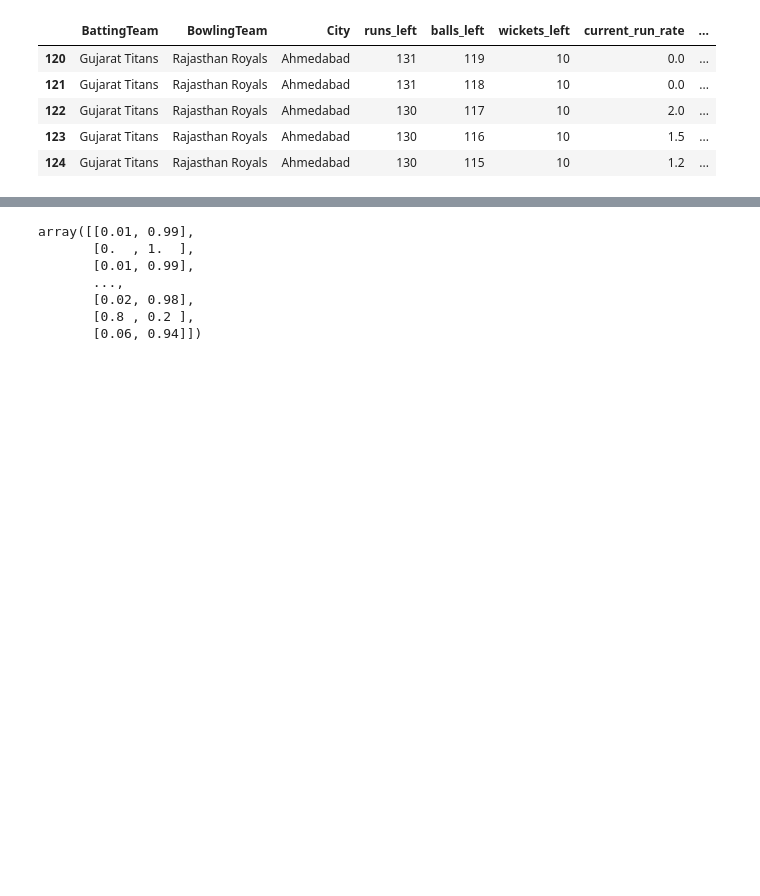
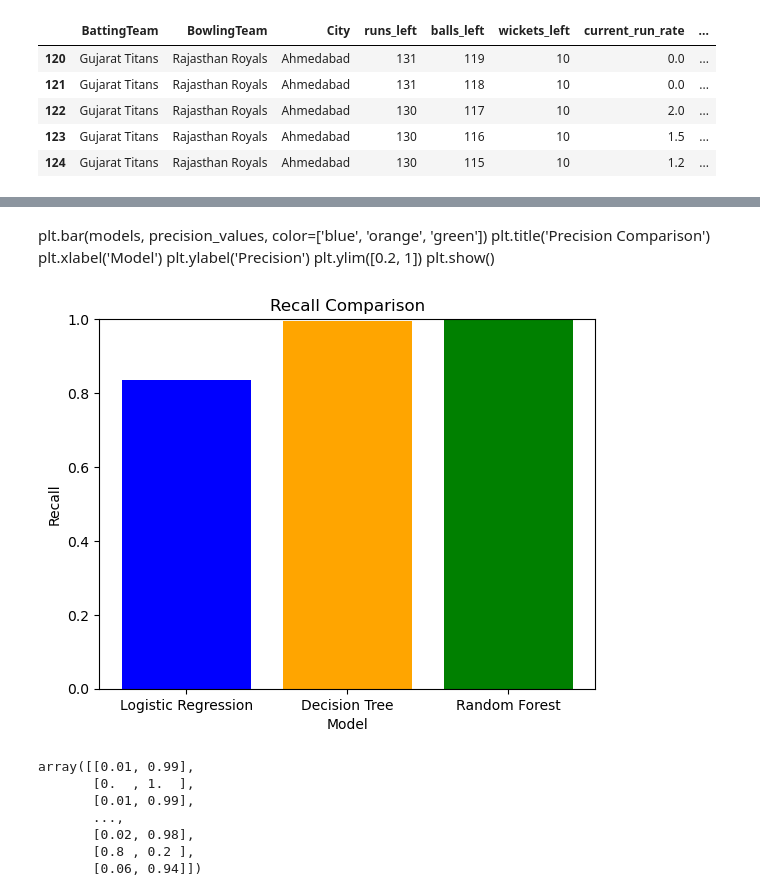
Before and after one commit to bibekgurung9/cricket_prediction_machine_learning, a Jupyter notebook: ml-model/ipl_winning_prediction.ipynb, the cells around one changed output, grey strips where cells are left out. Saved outputs shown, nothing was run; the diff lists cells and outputs as text; code cells hidden in the pictures; blank space fills up the shorter version.

```diff
--- a/ml-model/ipl_winning_prediction.ipynb
+++ b/ml-model/ipl_winning_prediction.ipynb
@@ -309 +359,17 @@ y_pred = pipe.predict(X_test)
+# %% [markdown]
+plt.bar(models, precision_values, color=['blue', 'orange', 'green'])
+plt.title('Precision Comparison')
+plt.xlabel('Model')
+plt.ylabel('Precision')
+plt.ylim([0.2, 1])
+plt.show()
+# %%
+plt.bar(models, recall_values, color=['blue', 'orange', 'green'])
+plt.title('Recall Comparison')
+plt.xlabel('Model')
+plt.ylabel('Recall')
+plt.ylim([0, 1])
+plt.show()
+# %% [output]
+[figure, added]
 # %%
```
Also changed, not shown: parts of 14 cells of this notebook.
